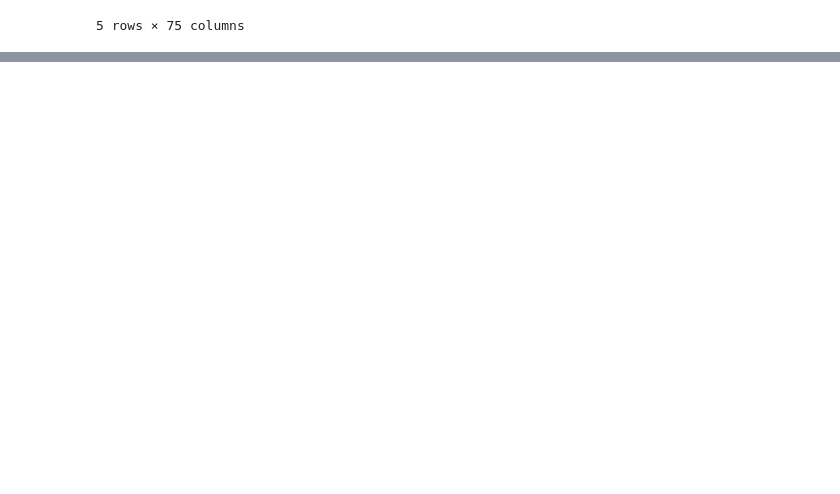
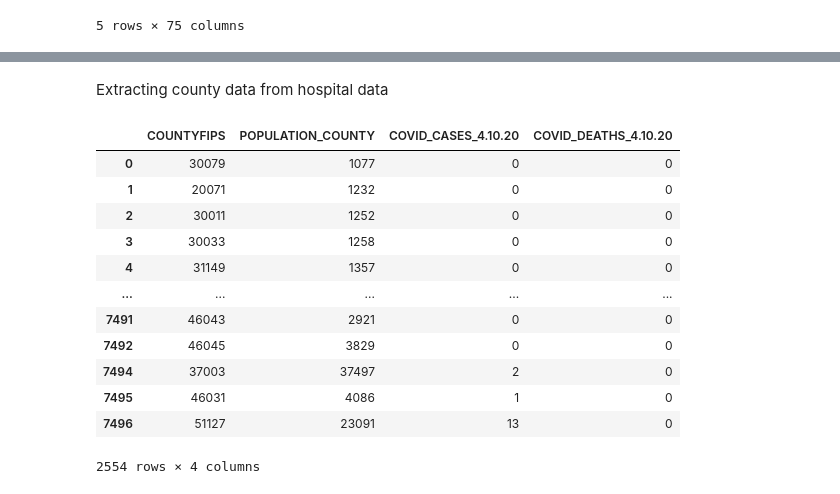
Before and after one commit to lamwilton/Daly-Tally, a Jupyter notebook: Neural.ipynb, the cells around one changed output, grey strips where cells are left out. Cells and saved outputs as stored; diff of their text form; code cells hidden in the pictures; blank space fills up the shorter version.

```diff
--- a/Neural.ipynb
+++ b/Neural.ipynb
@@ -144,0 +219,20 @@ merge_df.head()
+# %% [markdown]
+Extracting county data from hospital data
+# %%
+column_list = ['COUNTYFIPS', 'POPULATION_COUNTY', 'COVID_CASES_4.10.20', 'COVID_DEATHS_4.10.20']
+hospital_df = hospital_df[column_list].drop_duplicates(column_list)
+hospital_df
+# %% [output]
+|  | COUNTYFIPS | POPULATION_COUNTY | COVID_CASES_4.10.20 | COVID_DEATHS_4.10.20 |
+| 0 | 30079 | 1077 | 0 | 0 |
+| 1 | 20071 | 1232 | 0 | 0 |
+| 2 | 30011 | 1252 | 0 | 0 |
+| 3 | 30033 | 1258 | 0 | 0 |
+| 4 | 31149 | 1357 | 0 | 0 |
+| ... | ... | ... | ... | ... |
+| 7491 | 46043 | 2921 | 0 | 0 |
+| 7492 | 46045 | 3829 | 0 | 0 |
+| 7494 | 37003 | 37497 | 2 | 0 |
+| 7495 | 46031 | 4086 | 1 | 0 |
+| 7496 | 51127 | 23091 | 13 | 0 |
+2554 rows × 4 columns
```
Also changed, not shown: parts of 9 cells of this notebook.
